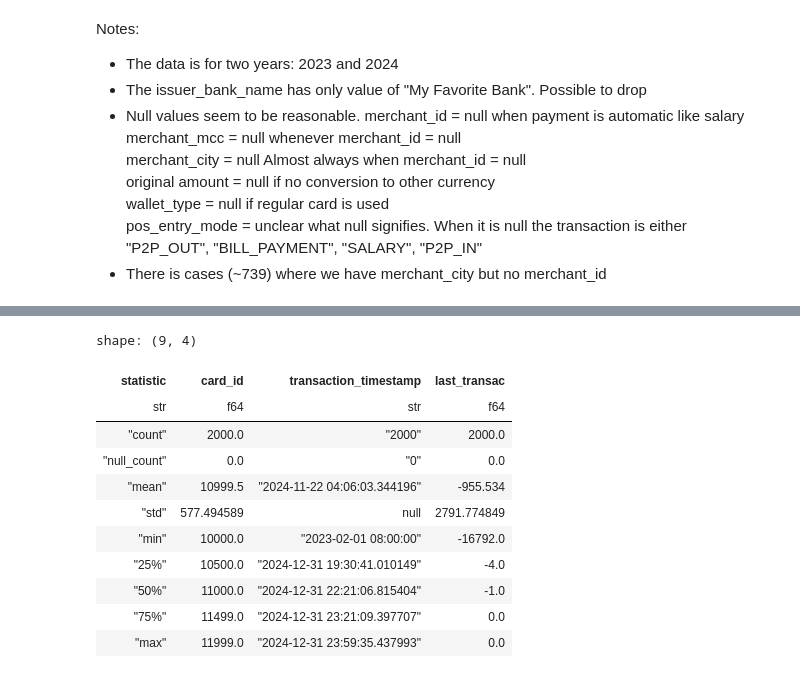
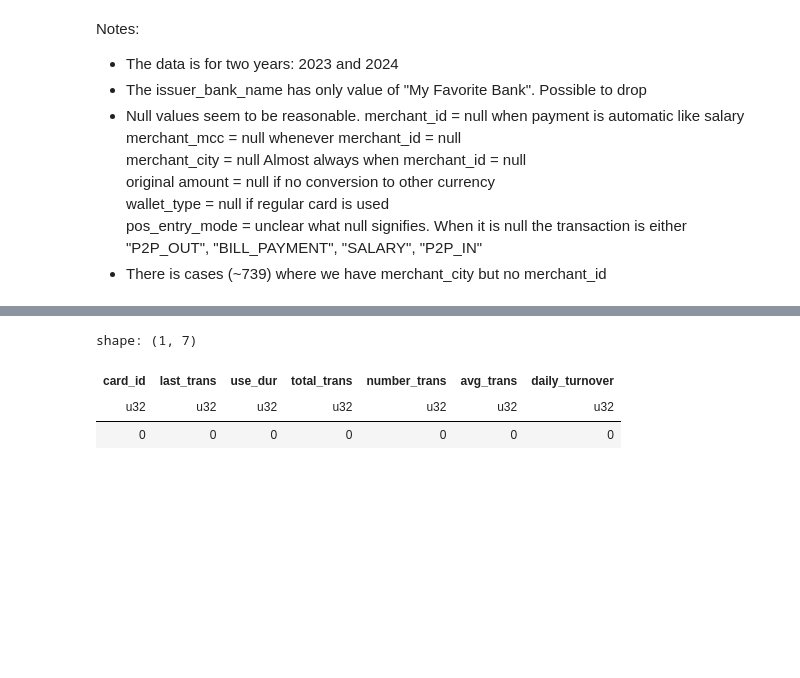
Before and after one commit to Arafat-learning/Decentra_mastercard, a Jupyter notebook: eda.ipynb, the cells around one changed output, grey strips where cells are left out. Saved outputs shown, nothing was run; the diff lists cells and outputs as text; code cells hidden in the pictures; blank space fills up the shorter version.

```diff
--- a/eda.ipynb
+++ b/eda.ipynb
@@ -71,28 +64,23 @@ transactions_by_type.plot.bar(x="transaction_type", y = "share_in_ttl_trnsc")
 # %% [output]
 [interactive output not drawn]
 # %%
+reference_date = pl.lit("2025-01-01").str.to_date()
+
+
 clustering_data = data.group_by("card_id").agg(
-    (pl.col("transaction_timestamp").max()).alias("last_trans"),
-    (pl.col("transaction_amount_kzt")).alias("total_trans"),
-    (pl.col("transaction_timestamp").min().alias("firs_trans"))
+    (reference_date - pl.col("transaction_timestamp").max()).dt.total_hours().alias("last_trans"),
+    (pl.col("transaction_timestamp").max() - pl.col("transaction_timestamp").min()).dt.total_days().alias("use_dur"),
+    (pl.col("transaction_amount_kzt").sum()).alias("total_trans"),
+    (pl.col("transaction_amount_kzt").count()).alias("number_trans"),
+    (pl.col("transaction_amount_kzt").mean()).alias("avg_trans")
+).with_columns(
+    daily_turnover = pl.col("number_trans")/pl.col("use_dur")
 )
-# %%
-reference_date = pl.lit("2025-01-01").str.to_date()
-
-clustering_data.with_columns(
-   last_transac = (pl.col("transaction_timestamp") - reference_date).dt.total_minutes()
-).describe()
-# %% [output]
-shape: (9, 4)
-| statistic | card_id | transaction_timestamp | last_transac |
-| str | f64 | str | f64 |
-| "count" | 2000.0 | "2000" | 2000.0 |
-| "null_count" | 0.0 | "0" | 0.0 |
-| "mean" | 10999.5 | "2024-11-22 04:06:03.344196" | -955.534 |
-| "std" | 577.494589 | null | 2791.774849 |
-| "min" | 10000.0 | "2023-02-01 08:00:00" | -16792.0 |
-| "25%" | 10500.0 | "2024-12-31 19:30:41.010149" | -4.0 |
-| "50%" | 11000.0 | "2024-12-31 22:21:06.815404" | -1.0 |
-| "75%" | 11499.0 | "2024-12-31 23:21:09.397707" | 0.0 |
-| "max" | 11999.0 | "2024-12-31 23:59:35.437993" | 0.0 |
+# %%
+clustering_data
+# %% [output]
+shape: (1, 7)
+| card_id | last_trans | use_dur | total_trans | number_trans | avg_trans | daily_turnover |
+| u32 | u32 | u32 | u32 | u32 | u32 | u32 |
+| 0 | 0 | 0 | 0 | 0 | 0 | 0 |
 # %%
```
Also changed, not shown: parts of 5 cells of this notebook.
